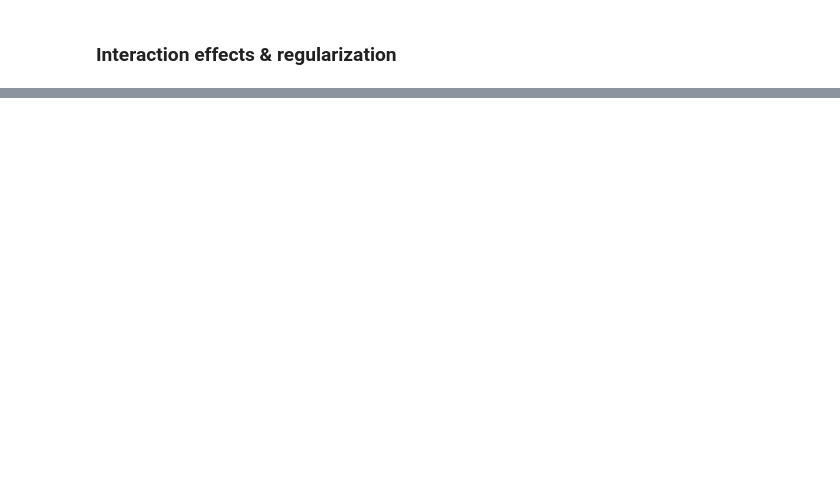
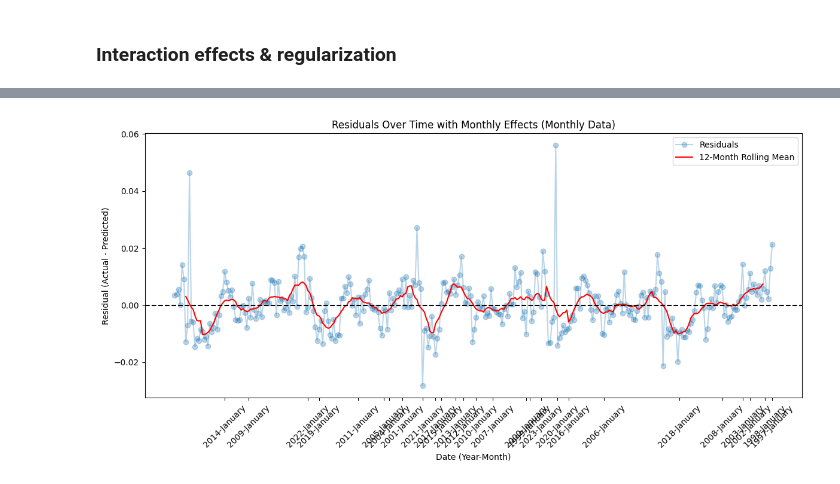
Before and after one commit to KingJMS1/LogisticProject, a Jupyter notebook: logistic_final.ipynb, the cells around one changed output, grey strips where cells are left out. Drawn from its saved outputs; the diff is of its cells as text; code cells hidden in the pictures; blank space fills up the shorter version.

```diff
--- a/logistic_final.ipynb
+++ b/logistic_final.ipynb
@@ -877,0 +902,14 @@ Log-Likelihood:   53.73
+# %%
+print("Beta Regression Summary with Ridge Regularization")
+print(f"Note: Ridge regularization applied (lambda = {lambda_ridge}). Test statistics and likelihood are not reported.")
+names = [
+    "Intercept",
+    "Per capita GDP (PPP) (standardized)",
+    "Average number of people per household (standardized)",
+    "Nominal away-from-home food sales (standardized)",
+    "Share of DPI allocated to at-home food (standardized)"
+]
+w1 = max([len(name) + 3 for name in names] + [len("Coefficient") + 3])
+print(f"{'Coefficient':<{w1}}{'Value':<8}")
+for i, name in enumerate(names):
+    print(f"{name:<{w1}}{params_ridge[i]:<8.6f}")
@@ -877,0 +1086,22 @@ Log-Likelihood:   53.73
+# %%
+
+# Updated Residuals Over Time Plot with Rolling Mean
+plt.figure(figsize=(12, 6))
+residuals = np.array(all_y_true) - np.array(all_y_pred)
+plt.plot(dates, residuals, 'o-', alpha=0.3, label='Residuals')
+# Add rolling mean
+residuals_series = pd.Series(residuals, index=dates)
+rolling_mean = residuals_series.rolling(window=12, center=True).mean()
+plt.plot(dates, rolling_mean, 'r-', label='12-Month Rolling Mean')
+plt.axhline(0, color='black', linestyle='--')
+tick_indices = [i for i, date in enumerate(dates) if 'January' in date]
+tick_labels = [dates[i] for i in tick_indices]
+plt.xticks(ticks=tick_indices, labels=tick_labels, rotation=45)
+plt.xlabel('Date (Year-Month)')
+plt.ylabel('Residual (Actual - Predicted)')
+plt.title('Residuals Over Time with Monthly Effects (Monthly Data)')
+plt.legend()
+plt.tight_layout()
+plt.show()
+# %% [output]
+[figure, added]
```
Also changed, not shown: parts of 36 cells of this notebook, 1 other file.
